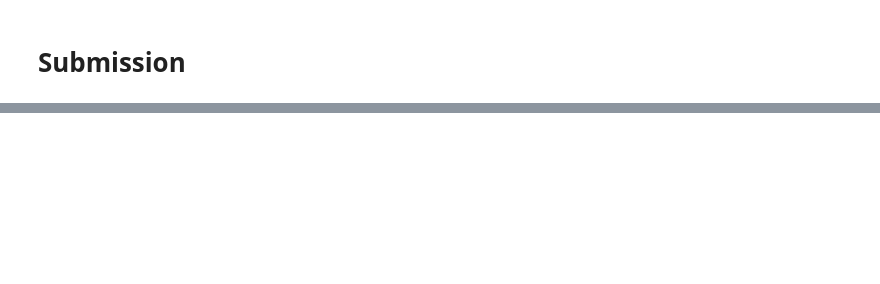
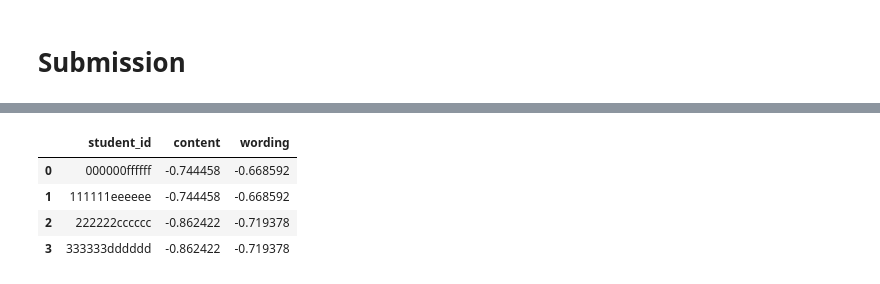
Before and after one commit to programmer-ke/commonlit-student-summaries, a Jupyter notebook: baseline-decision-trees.ipynb, the cells around one changed output, grey strips where cells are left out. Cells and saved outputs as stored; diff of their text form; code cells hidden in the pictures; blank space fills up the shorter version.

```diff
--- a/baseline-decision-trees.ipynb
+++ b/baseline-decision-trees.ipynb
@@ -325,0 +352,12 @@ for model in [content_m, wording_m]:
+# %%
+submission_df = summ_test_df.copy()
+submission_df['content'] = content_preds
+submission_df['wording'] = wording_preds
+submission_df = submission_df[['student_id', 'content', 'wording']]
+submission_df
+# %% [output]
+|  | student_id | content | wording |
+| 0 | 000000ffffff | -0.744458 | -0.668592 |
+| 1 | 111111eeeeee | -0.744458 | -0.668592 |
+| 2 | 222222cccccc | -0.862422 | -0.719378 |
+| 3 | 333333dddddd | -0.862422 | -0.719378 |
```
Also changed, not shown: parts of 16 cells of this notebook, 1 other file.
